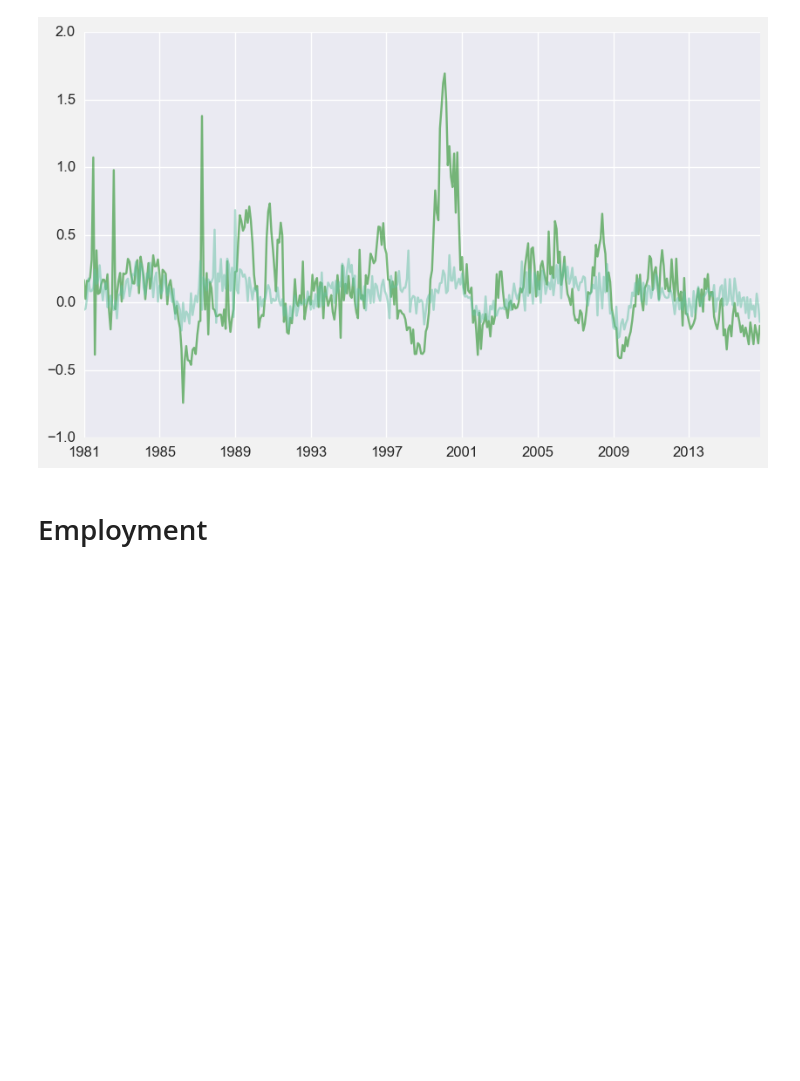
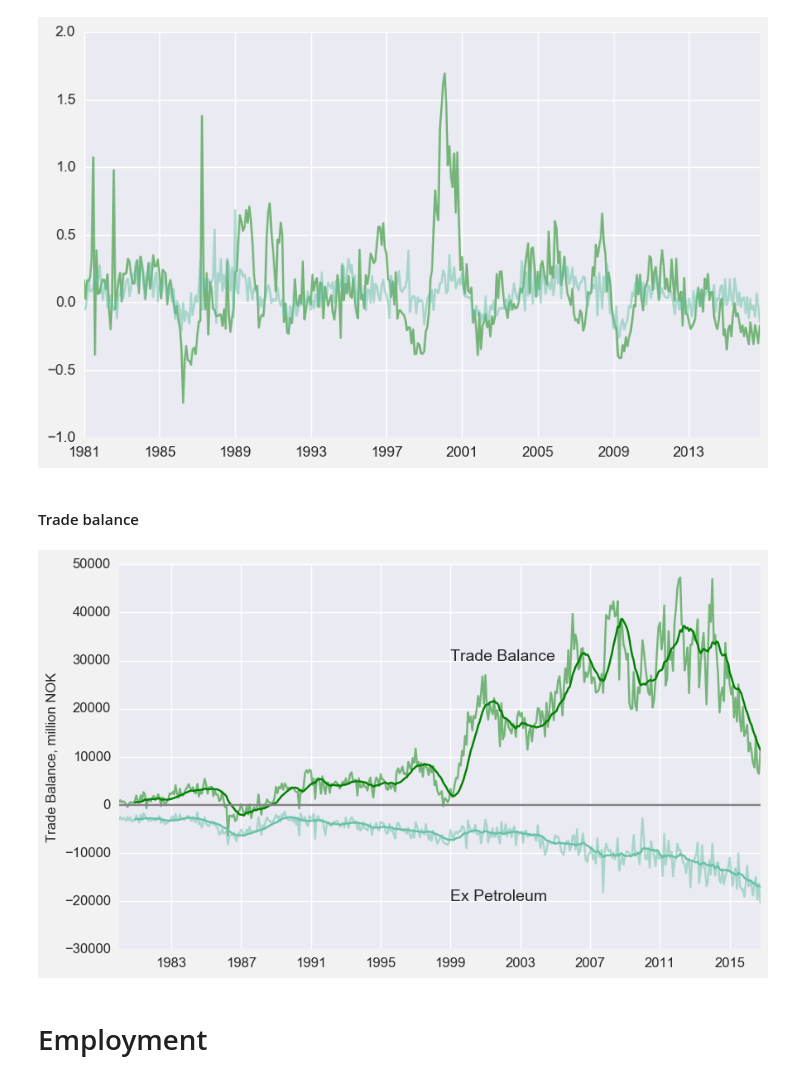
Before and after one commit to jmaurit/norwayeconomy, a Jupyter notebook: norwayeconomy.ipynb, the cells around one changed output. Drawn from its saved outputs; the diff is of its cells as text; code cells hidden in the pictures; blank space fills up the shorter version.

```diff
--- a/norwayeconomy.ipynb
+++ b/norwayeconomy.ipynb
@@ -137,6 +137,35 @@ ax.plot(eksport_w.date, eksport_w.perc_non_petroleum_export, color='#66c2a4', al
 plt.show()
 # %% [output]
 [figure]
+# %% [markdown]
+#### Trade balance
+# %%
+include = ["Hbtotuso Handelsbalansen (Eksport - import, begge uten skip og oljeplattformer)", "Hbtusorn Handelsbalansen (Fastlandseksport - import utenom skip og oljeplattformer)"]
+bal  = ih[ih.flow.isin(include)]
+bal["value"] = bal.value.astype(float)
+bal_w = bal.pivot(index='date', columns='flow', values='value')
+bal_w.reset_index(inplace=True)
+bal_w.columns = ["date", ]
+bal_w.columns = ["date", "trade_bal", "trade_bal_ex_pet"]
+# %%
+bal_w["smooth_bal"] = bal_w.trade_bal.rolling(window=12).mean()
+bal_w["smooth_bal_ex_pet"] = bal_w.trade_bal_ex_pet.rolling(window=12).mean()
+# %%
+start = datetime.strptime('01011999', '%d%m%Y')
+
+fig, ax = plt.subplots()
+ax.plot(bal_w.date, bal_w.trade_bal, color="green", alpha=.5)
+ax.plot(bal_w.date, bal_w.smooth_bal, color="green")
+ax.plot(bal_w.date, bal_w.trade_bal_ex_pet, color="#66c2a4", alpha=.5)
+ax.plot(bal_w.date, bal_w.smooth_bal_ex_pet, color="#66c2a4")
+ax.annotate('Trade Balance', xy=(start, 30000))
+ax.annotate('Ex Petroleum', xy=(start, -20000))
+ax.set_ylabel("Trade Balance, million NOK")
+plt.axhline(y=0.0, color='grey', linestyle='-')
+fig.savefig("figures/trade_bal.png")
+plt.show()
+# %% [output]
+[figure, added]
 # %% [markdown]
 # Employment
 # %%
```
Also changed, not shown: parts of 15 cells of this notebook, 5 other files.
